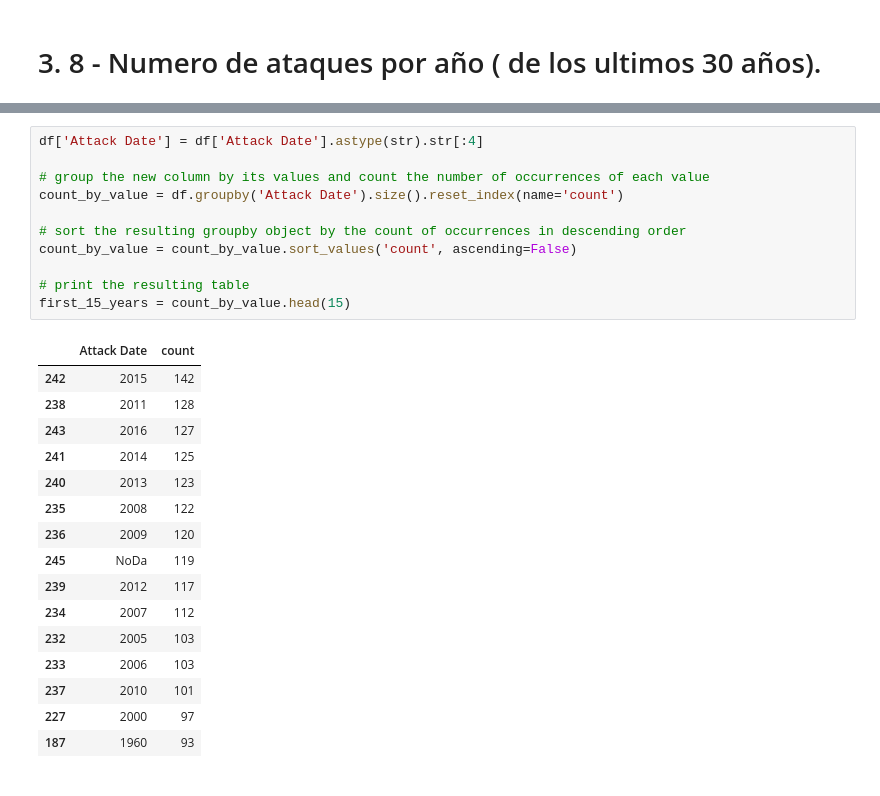
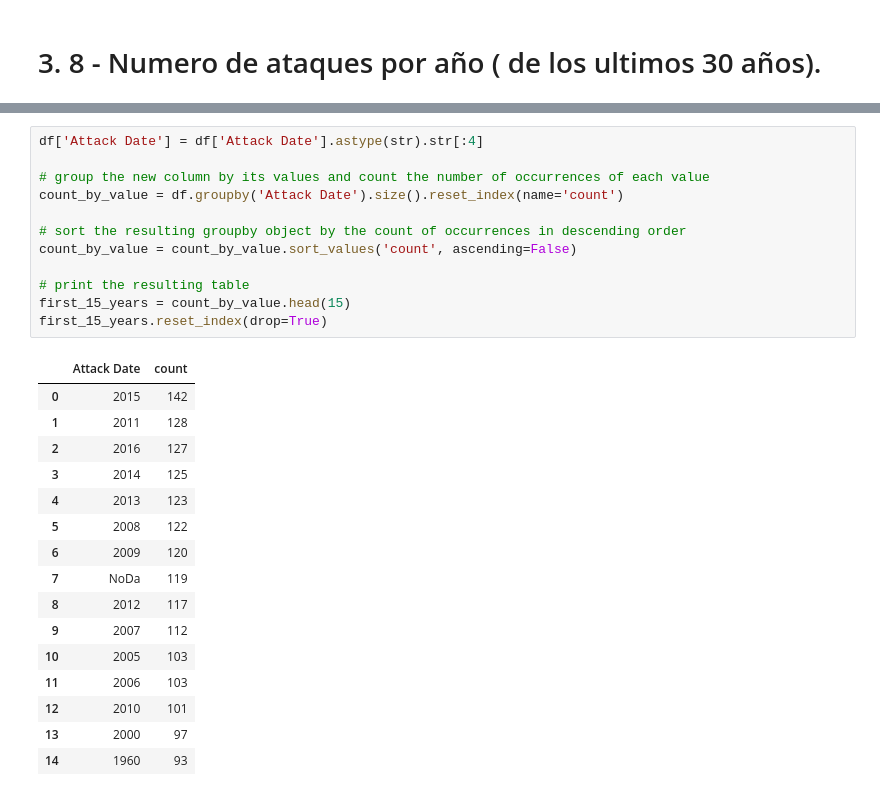
Before and after one commit to JesusGuardiaRamirez/Proyecto_Sharks-DataCleaning, a Jupyter notebook: PROYECTO - SHARKS - DATA CLEANING.ipynb, the cells around one changed output, grey strips where cells are left out. Cells and saved outputs as stored; diff of their text form.

```diff
--- a/ULTIMO SHARK.ipynb
+++ b/PROYECTO - SHARKS - DATA CLEANING.ipynb
@@ -388,28 +388,29 @@ df.head(2)
 # %%
 df['Attack Date'] = df['Attack Date'].astype(str).str[:4]
 
 # group the new column by its values and count the number of occurrences of each value
 count_by_value = df.groupby('Attack Date').size().reset_index(name='count')
 
 # sort the resulting groupby object by the count of occurrences in descending order
 count_by_value = count_by_value.sort_values('count', ascending=False)
 
 # print the resulting table
 first_15_years = count_by_value.head(15)
+first_15_years.reset_index(drop=True)
 # %% [output]
 |  | Attack Date | count |
-| 242 | 2015 | 142 |
-| 238 | 2011 | 128 |
-| 243 | 2016 | 127 |
-| 241 | 2014 | 125 |
-| 240 | 2013 | 123 |
-| 235 | 2008 | 122 |
-| 236 | 2009 | 120 |
-| 245 | NoDa | 119 |
-| 239 | 2012 | 117 |
-| 234 | 2007 | 112 |
-| 232 | 2005 | 103 |
-| 233 | 2006 | 103 |
-| 237 | 2010 | 101 |
-| 227 | 2000 | 97 |
-| 187 | 1960 | 93 |
+| 0 | 2015 | 142 |
+| 1 | 2011 | 128 |
+| 2 | 2016 | 127 |
+| 3 | 2014 | 125 |
+| 4 | 2013 | 123 |
+| 5 | 2008 | 122 |
+| 6 | 2009 | 120 |
+| 7 | NoDa | 119 |
+| 8 | 2012 | 117 |
+| 9 | 2007 | 112 |
+| 10 | 2005 | 103 |
+| 11 | 2006 | 103 |
+| 12 | 2010 | 101 |
+| 13 | 2000 | 97 |
+| 14 | 1960 | 93 |
```
Also changed, not shown: parts of 1 cell of this notebook, 17 other files.
